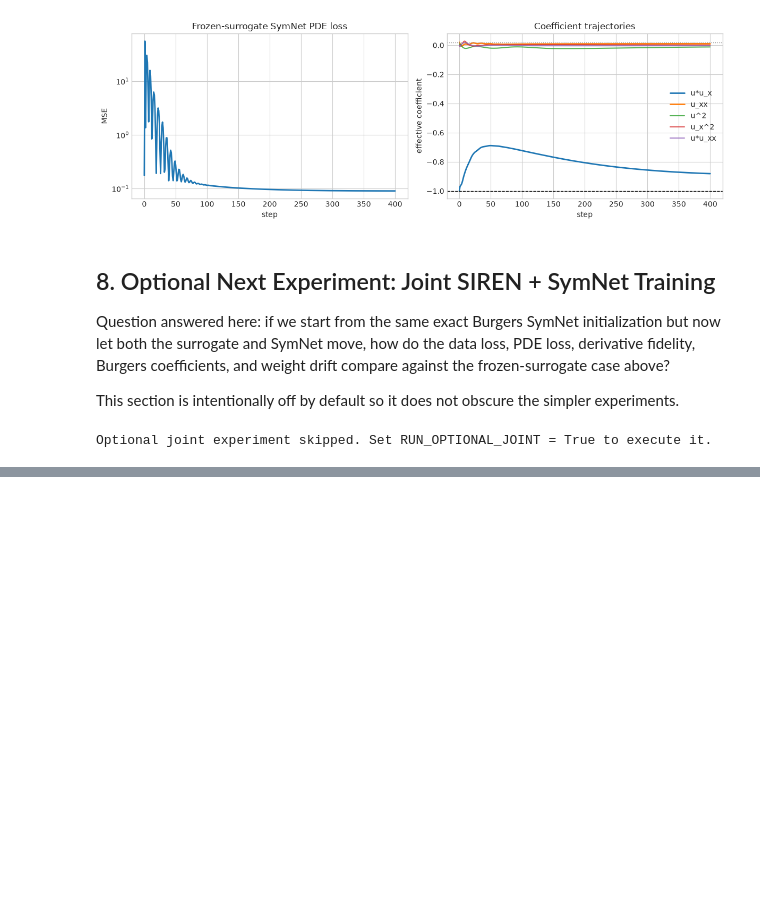
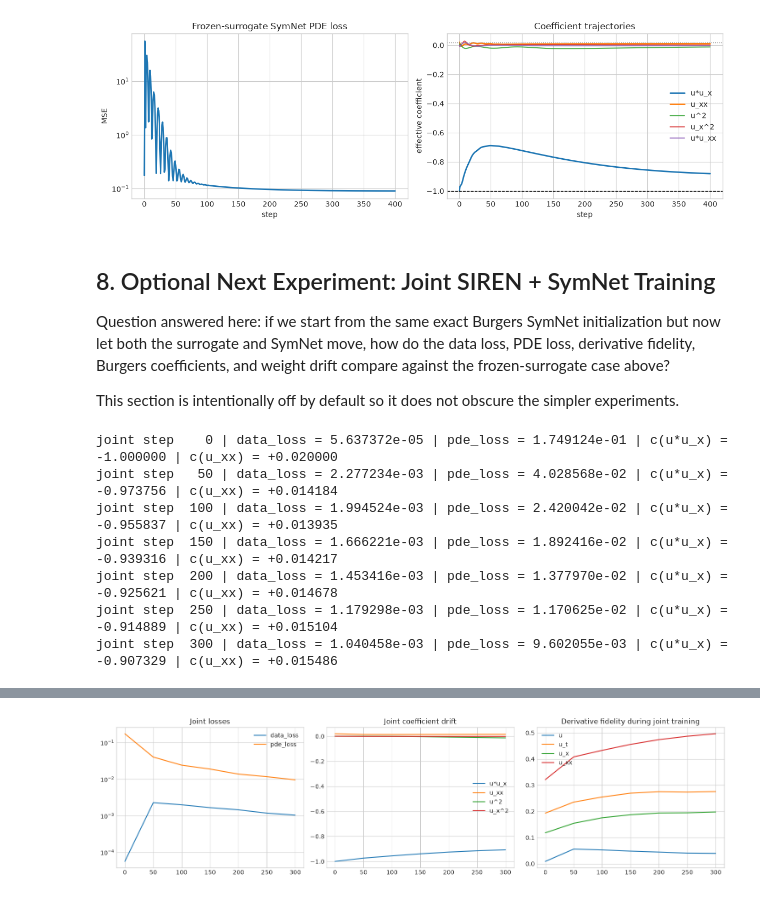
Before and after one commit to ryuFromCaillou/pde_stuff, a Jupyter notebook: notebook/diagnostics/burgers_minimal_discovery_story.ipynb, the cells around one changed output, grey strips where cells are left out. Saved outputs shown, nothing was run; the diff lists cells and outputs as text; code cells hidden in the pictures; blank space fills up the shorter version.

```diff
--- a/notebook/diagnostics/burgers_minimal_discovery_story.ipynb
+++ b/notebook/diagnostics/burgers_minimal_discovery_story.ipynb
@@ -630,7 +629,7 @@ Question answered here: if we start from the same exact Burgers SymNet initializ
 
 This section is intentionally off by default so it does not obscure the simpler experiments.
 # %%
-RUN_OPTIONAL_JOINT = False
+RUN_OPTIONAL_JOINT = True
 joint_steps = 300
 joint_batch_size = 4096
 joint_lr = 5e-4
@@ -748,4 +747,10 @@ if RUN_OPTIONAL_JOINT:
 else:
     print("Optional joint experiment skipped. Set RUN_OPTIONAL_JOINT = True to execute it.")
 # %% [output]
-Optional joint experiment skipped. Set RUN_OPTIONAL_JOINT = True to execute it.
+joint step    0 | data_loss = 5.637372e-05 | pde_loss = 1.749124e-01 | c(u*u_x) = -1.000000 | c(u_xx) = +0.020000
+joint step   50 | data_loss = 2.277234e-03 | pde_loss = 4.028568e-02 | c(u*u_x) = -0.973756 | c(u_xx) = +0.014184
+joint step  100 | data_loss = 1.994524e-03 | pde_loss = 2.420042e-02 | c(u*u_x) = -0.955837 | c(u_xx) = +0.013935
+joint step  150 | data_loss = 1.666221e-03 | pde_loss = 1.892416e-02 | c(u*u_x) = -0.939316 | c(u_xx) = +0.014217
+joint step  200 | data_loss = 1.453416e-03 | pde_loss = 1.377970e-02 | c(u*u_x) = -0.925621 | c(u_xx) = +0.014678
+joint step  250 | data_loss = 1.179298e-03 | pde_loss = 1.170625e-02 | c(u*u_x) = -0.914889 | c(u_xx) = +0.015104
+joint step  300 | data_loss = 1.040458e-03 | pde_loss = 9.602055e-03 | c(u*u_x) = -0.907329 | c(u_xx) = +0.015486
@@ -751,0 +765 @@ Optional joint experiment skipped. Set RUN_OPTIONAL_JOINT = True to execute it.
+[figure, added]
```
Also changed, not shown: parts of 9 cells of this notebook.
